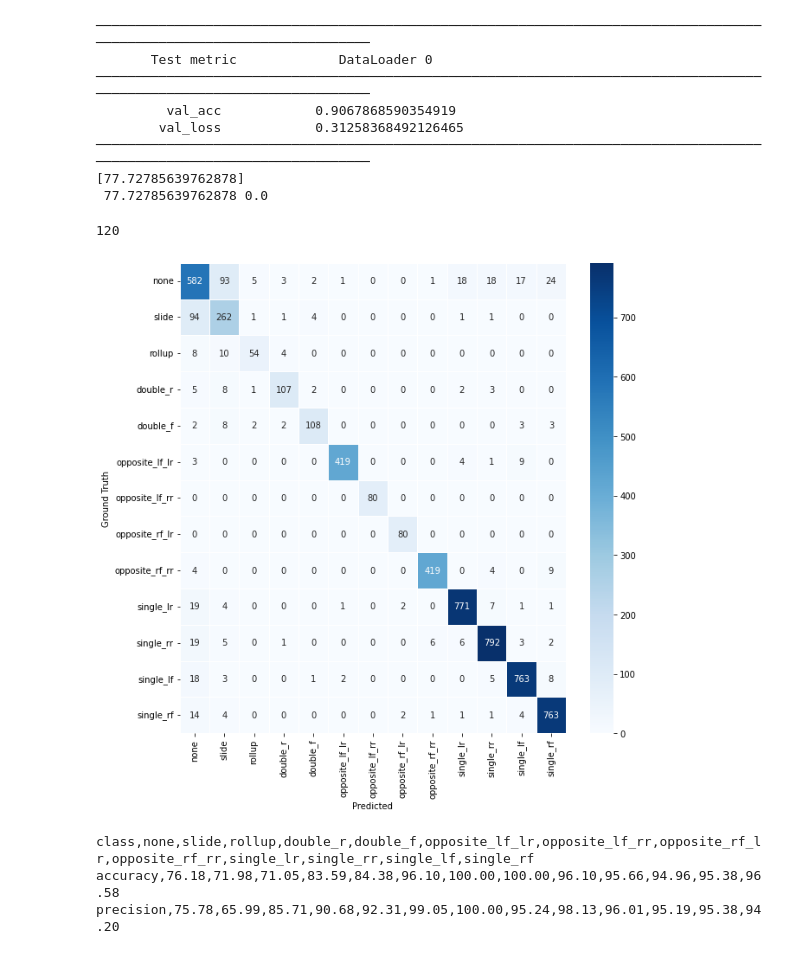
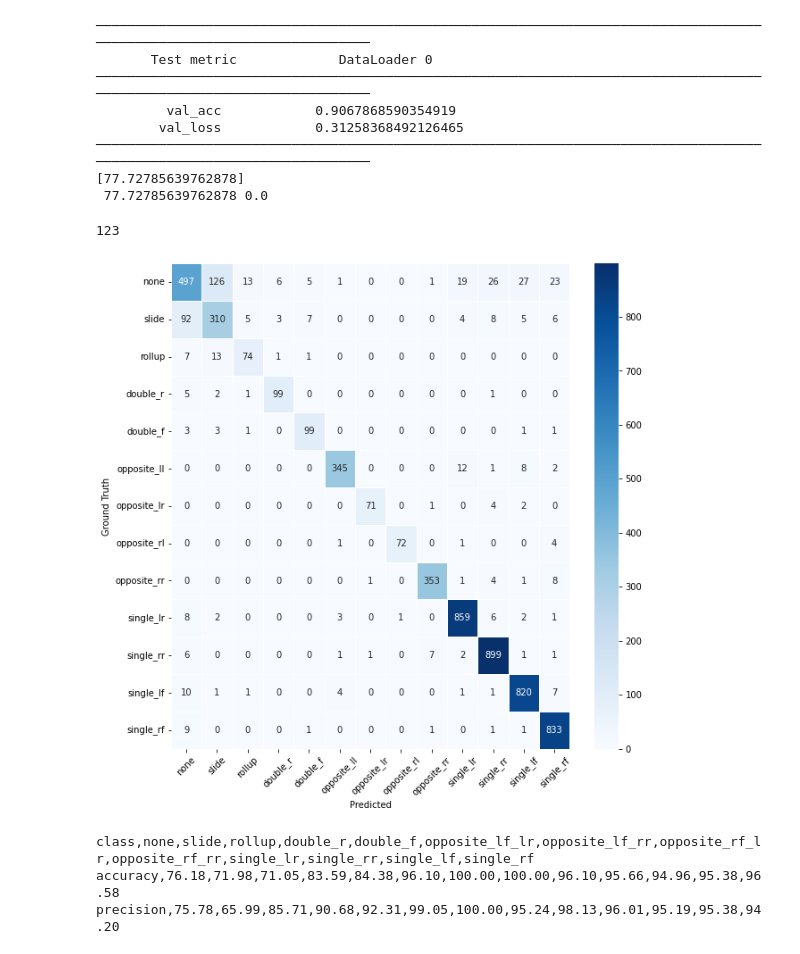
Before and after one commit to joaocmd/CubiCasa5k, a Jupyter notebook: doors_notebooks/doors-lightning-convnext-all-classes.ipynb, the cells around one changed output. Cells and saved outputs as stored; diff of their text form; code cells hidden in the pictures.

Commit message:
Redo door classifier charts

```diff
--- a/doors_notebooks/doors-lightning-convnext-all-classes.ipynb
+++ b/doors_notebooks/doors-lightning-convnext-all-classes.ipynb
@@ -20,7 +20,7 @@ def load_image(img_path, img_size):
 classes = (
     'slide', 'rollup', 'none',
     'double_r', 'double_f',
-    'opposite_lf_lr', 'opposite_lf_rr', 'opposite_rf_lr', 'opposite_rf_rr',
+    'opposite_ll', 'opposite_lr', 'opposite_rl', 'opposite_rr',
     'single_lr', 'single_rr', 'single_lf', 'single_rf',
 )
 
@@ -35,10 +35,10 @@ class_map = {
     'Door Zfold Beside': classes.index('slide'),
     'Double_d': classes.index('double_r'),
     'Double_u': classes.index('double_f'),
-    'Opposite_ul_dl': classes.index('opposite_lf_lr'),
-    'Opposite_ul_dr': classes.index('opposite_lf_rr'),
-    'Opposite_ur_dl': classes.index('opposite_rf_lr'),
-    'Opposite_ur_dr': classes.index('opposite_rf_rr'),
+    'Opposite_ul_dl': classes.index('opposite_ll'),
+    'Opposite_ul_dr': classes.index('opposite_lr'),
+    'Opposite_ur_dl': classes.index('opposite_rl'),
+    'Opposite_ur_dr': classes.index('opposite_rr'),
     'Single_dl': classes.index('single_lr'),
     'Single_dr': classes.index('single_rr'),
     'Single_ul': classes.index('single_lf'),
@@ -257,7 +229,7 @@ Loaded model weights from checkpoint at ../lightning_logs/convnext-tiny-all-clas
 # %%
 from tqdm import tqdm
 
-testloader = data.DataLoader(Doors('val'), batch_size=48, num_workers=0)
+testloader = data.DataLoader(Doors('test'), batch_size=48, num_workers=0)
 print(len(testloader))
 all_preds = []
 all_gt = []
@@ -271,7 +243,7 @@ with torch.no_grad():
 all_preds = torch.as_tensor(np.array([item for sublist in all_preds for item in sublist]))
 all_gt = torch.as_tensor(np.array([item for sublist in all_gt for item in sublist]))
 # %% [output]
-120
+123
 # %%
 # classes = (
 #     'none', 'slide', 'rollup',
@@ -282,28 +254,29 @@ all_gt = torch.as_tensor(np.array([item for sublist in all_gt for item in sublis
 classes = (
     'none', 'slide', 'rollup',
     'double_r', 'double_f',
-    'opposite_lf_lr', 'opposite_lf_rr', 'opposite_rf_lr', 'opposite_rf_rr',
+    'opposite_ll', 'opposite_lr', 'opposite_rl', 'opposite_rr',
     'single_lr', 'single_rr', 'single_lf', 'single_rf',
 )
 # %%
 import seaborn as sn
 
 cm = tm.ConfusionMatrix(len(classes))
 matrix = cm(all_preds, all_gt).numpy()
 matrix = np.vstack((matrix[2], matrix[:2], matrix[3:]))
 matrix = matrix[:, [2, 0, 1, *range(3, len(matrix))]] # change axis for visualization
 
 
-np.savetxt('doors_cm.txt', matrix, fmt='%d')
+# np.savetxt('doors_cm.txt', matrix, fmt='%d')
 plt.figure(figsize=(10, 10))
 ax = plt.axes()
 ax = sn.heatmap(matrix, annot=True, fmt='g', cmap='Blues', linewidth=.5, xticklabels=classes, yticklabels=classes, ax=ax)
 plt.xlabel('Predicted')
 plt.ylabel('Ground Truth')
-# plt.savefig(f'../report/{name}-test.svg')
+plt.xticks(rotation=45)
+plt.savefig(f'../report/{name}-test.pdf')
 plt.show()
 # %% [output]
-[figure, old version]
+[figure, new version]
 # %%
 tp = np.diag(matrix)
 acc = tp/np.sum(matrix, axis=1)
```
Also changed, not shown: parts of 1 cell of this notebook, 2 other files.
